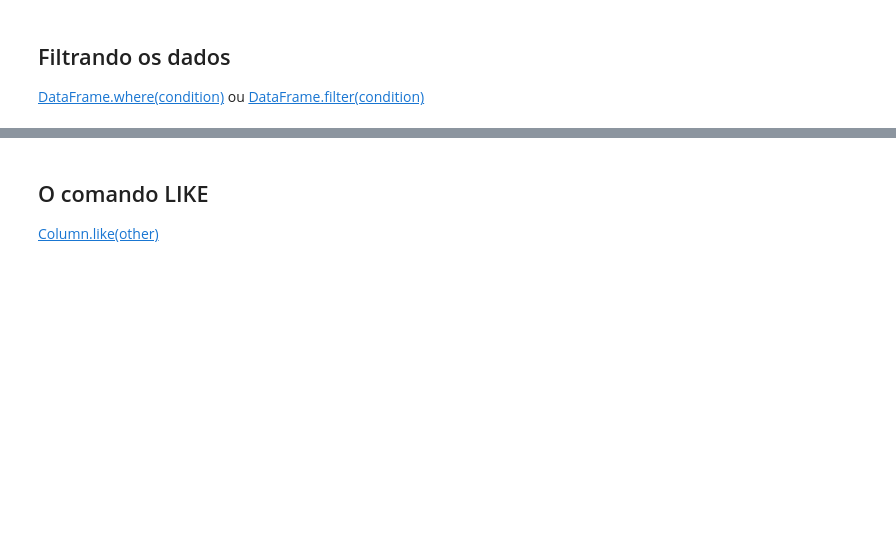
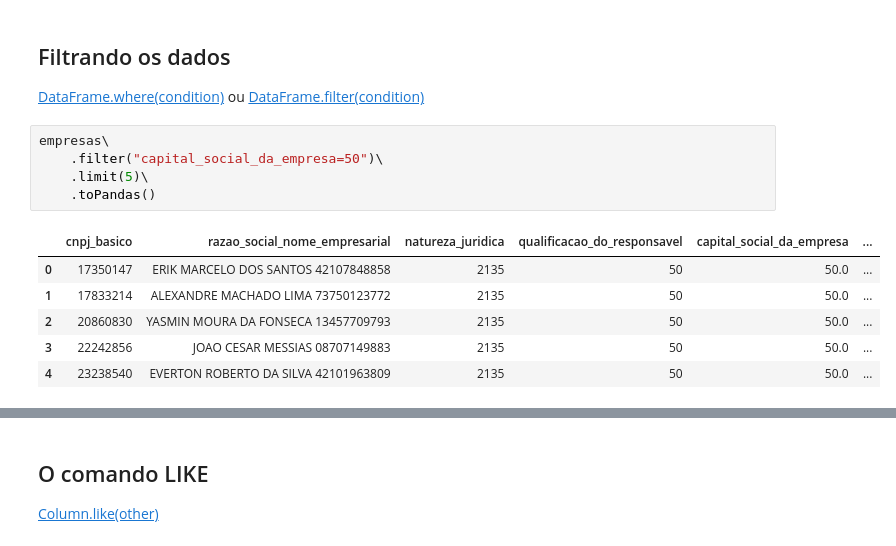
Before and after one commit to dandrade-silva/apache_spark, a Jupyter notebook: notebooks/aula0_projeto_spark.ipynb, the cells around one changed output, grey strips where cells are left out. Cells and saved outputs as stored; diff of their text form; blank space fills up the shorter version.

```diff
--- a/notebooks/aula0_projeto_spark.ipynb
+++ b/notebooks/aula0_projeto_spark.ipynb
@@ -528,3 +822,15 @@ socios.na.fill('-').limit(5).toPandas()
 ## Filtrando os dados
 
 [DataFrame.where(condition)](https://spark.apache.org/docs/3.1.2/api/python/reference/api/pyspark.sql.DataFrame.where.html) ou [DataFrame.filter(condition)](https://spark.apache.org/docs/3.1.2/api/python/reference/api/pyspark.sql.DataFrame.filter.html)
+# %%
+empresas\
+    .filter("capital_social_da_empresa=50")\
+    .limit(5)\
+    .toPandas()
+# %% [output]
+|  | cnpj_basico | razao_social_nome_empresarial | natureza_juridica | qualificacao_do_responsavel | capital_social_da_empresa | ... |
+| 0 | 17350147 | ERIK MARCELO DOS SANTOS 42107848858 | 2135 | 50 | 50.0 | ... |
+| 1 | 17833214 | ALEXANDRE MACHADO LIMA 73750123772 | 2135 | 50 | 50.0 | ... |
+| 2 | 20860830 | YASMIN MOURA DA FONSECA 13457709793 | 2135 | 50 | 50.0 | ... |
+| 3 | 22242856 | JOAO CESAR MESSIAS 08707149883 | 2135 | 50 | 50.0 | ... |
+| 4 | 23238540 | EVERTON ROBERTO DA SILVA 42101963809 | 2135 | 50 | 50.0 | ... |
```
Also changed, not shown: parts of 37 cells of this notebook.
